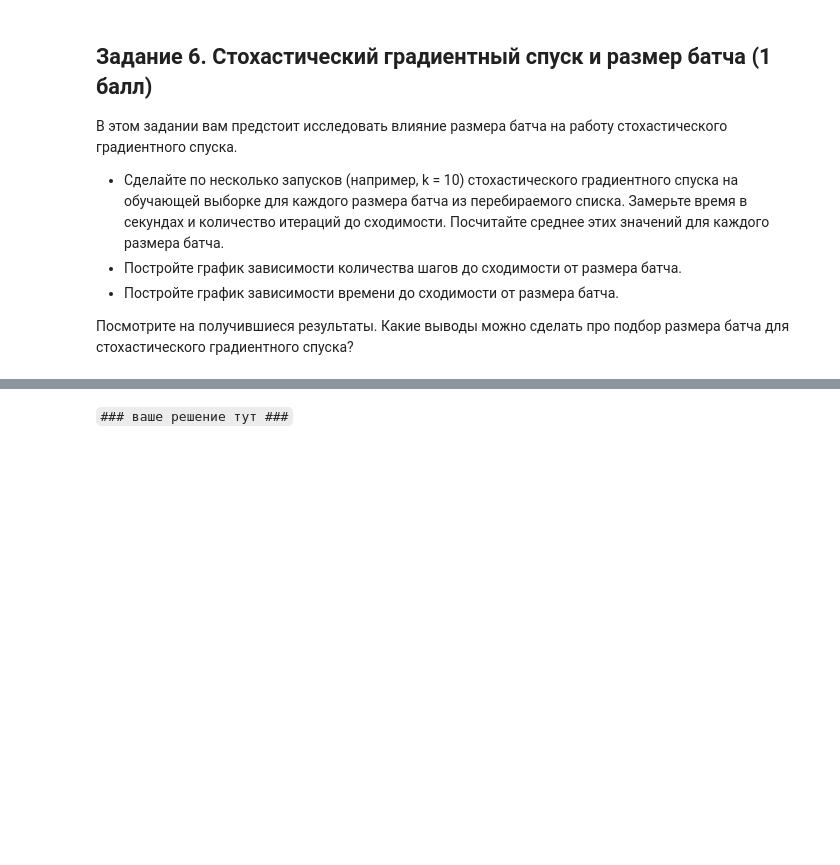
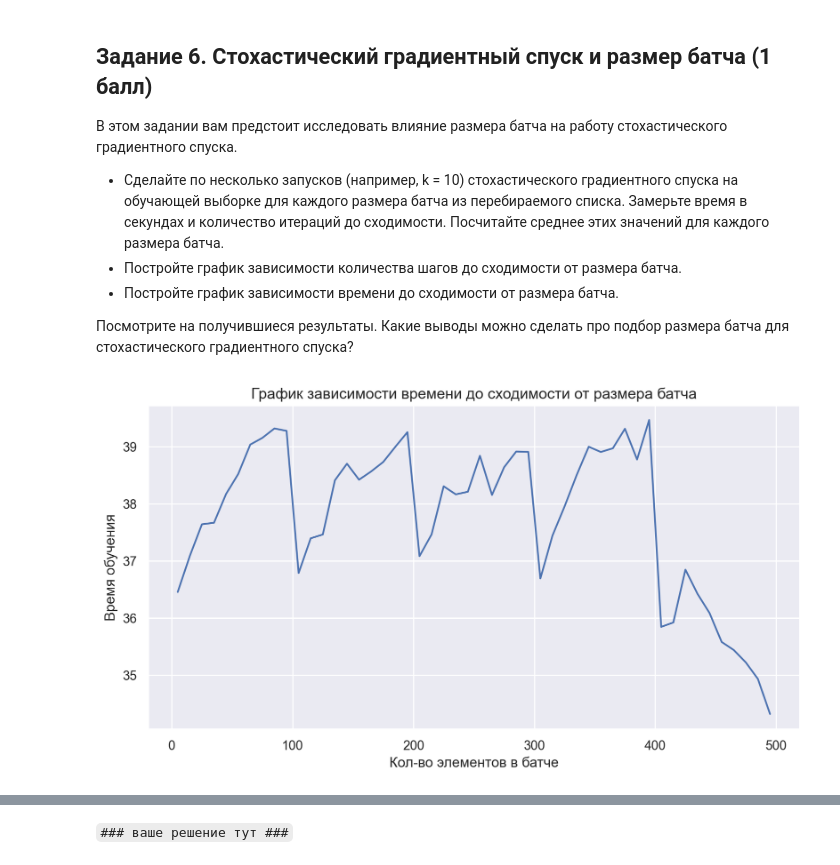
Before and after one commit to Nojatij/ml_courses, a Jupyter notebook: 1_st_course/homework/hw3/homework-practice-03-gd.ipynb, the cells around one changed output, grey strips where cells are left out. Drawn from its saved outputs; the diff is of its cells as text; code cells hidden in the pictures; blank space fills up the shorter version.

```diff
--- a/1_st_course/homework/hw3/homework-practice-03-gd.ipynb
+++ b/1_st_course/homework/hw3/homework-practice-03-gd.ipynb
@@ -671,0 +828,8 @@ batch_sizes = np.arange(5, 500, 10)
+# %%
+fig,ax = plt.subplots(figsize = (10,5))
+sns.lineplot(y = mean_time,x = batch_sizes,ax =ax)
+plt.xlabel('Кол-во элементов в батче',fontsize = 12)
+plt.ylabel('Время обучения',fontsize = 12)
+plt.title('График зависимости времени до сходимости от размера батча',fontsize = 13);
+# %% [output]
+[figure, added]
```
Also changed, not shown: parts of 13 cells of this notebook.
